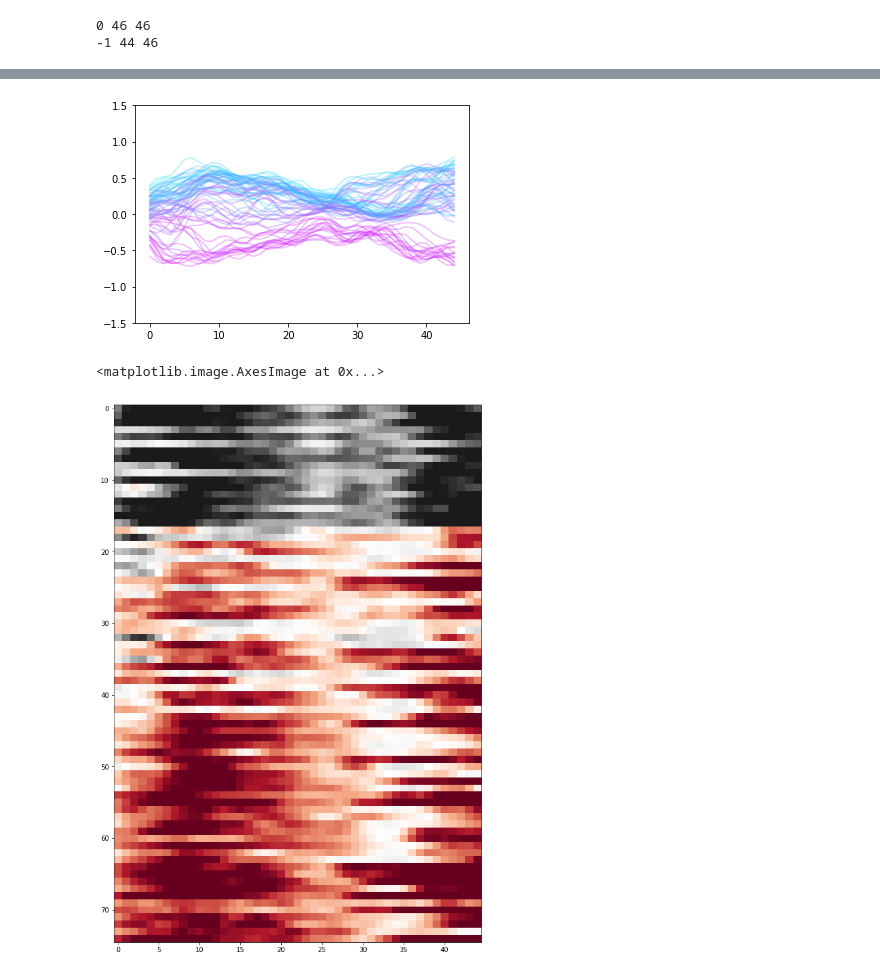
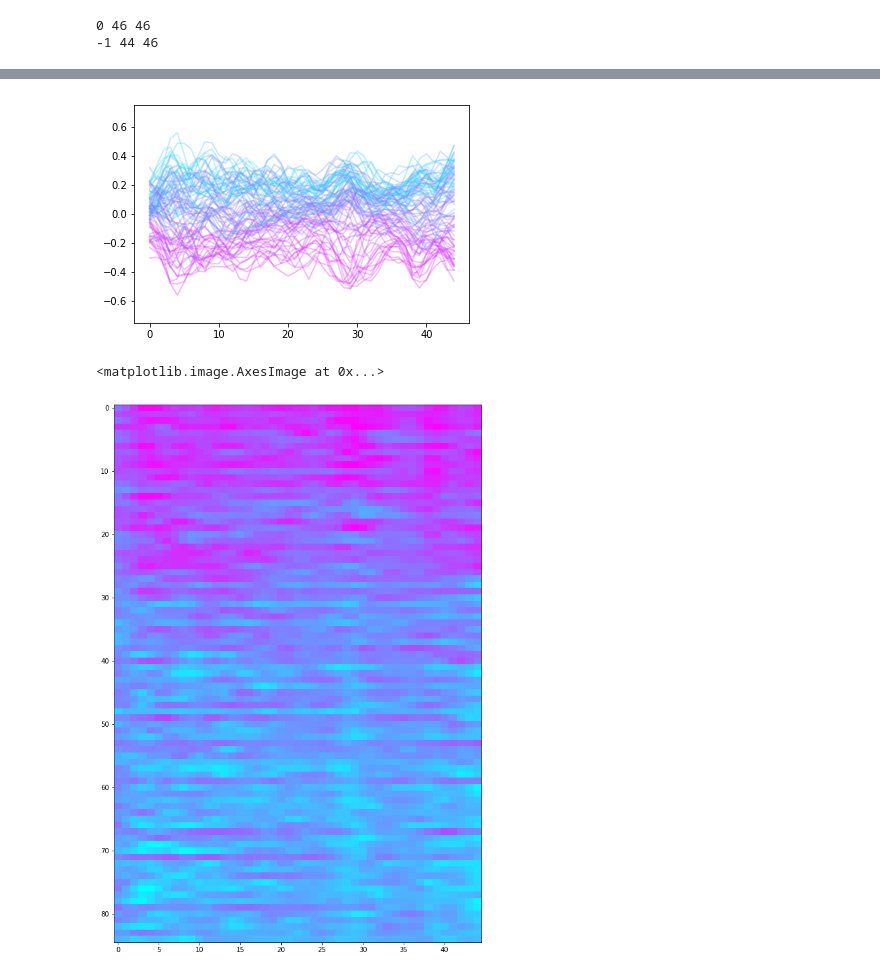
Before and after one commit to GiocomoLab/MightyMorphingPhotonRangers, a Jupyter notebook: SimMats/RealTimePopSim.ipynb, the cells around one changed output, grey strips where cells are left out. Drawn from its saved outputs; the diff is of its cells as text; code cells hidden in the pictures.

```diff
--- a/SimMats/RealTimePopSim.ipynb
+++ b/SimMats/RealTimePopSim.ipynb
@@ -34,7 +31,7 @@ G:\My Drive\VR_Data\TwoTower\behavior.sqlite
 G:\My Drive\VR_Data\TwoTower\4222174.0\30_05_2019\RuningTraining_1.sqlite
 file doesn't exist, errors to come!!!
 # %%
-mouse = '4222174.1'
+mouse = '4222153.2'
 df_mouse = df[df['MouseName'].str.match(mouse)]
 df_mouse
 # %% [output]
@@ -53,5 +47,5 @@ df_mouse
 # %%
-sess = df_mouse.iloc[4]
+sess = df_mouse.iloc[-1]
 # %%
 VRDat,C, S, A = pp.load_scan_sess(sess)
 # %% [output]
@@ -122,10 +116,10 @@ ax[1].scatter(np.arange(effMorph.shape[0]),effMorph[clustsort],c=1-effMorph[clus
 # %%
 # get center at morph == 0
-centroid_0 = sp.ndimage.filters.gaussian_filter1d(S_trial_mat[trial_info['morphs']==0,:,:].mean(axis=0),2,axis=0)
+centroid_0 = sp.ndimage.filters.gaussian_filter1d(S_trial_mat[trial_info['morphs']==0,:,:].mean(axis=0),1,axis=0)
 centroid_0/=np.linalg.norm(centroid_0,2,axis=-1)[:,np.newaxis]
 
 # get center at morph == 1
-centroid_1 = sp.ndimage.filters.gaussian_filter1d(S_trial_mat[trial_info['morphs']==1,:,:].mean(axis=0),2,axis=0)
+centroid_1 = sp.ndimage.filters.gaussian_filter1d(S_trial_mat[trial_info['morphs']==1,:,:].mean(axis=0),1,axis=0)
 centroid_1/=np.linalg.norm(centroid_1,2,axis=-1)[:,np.newaxis]
 
 print(centroid_0.shape,np.dot(centroid_0.ravel(),centroid_0.ravel()))
@@ -166,21 +150,37 @@ for t, (start,stop) in enumerate(zip(tstart_inds.tolist(),teleport_inds.tolist()
 lr_bin = np.zeros(S_trial_mat.shape[:-1])
 S_tmat_norm = S_trial_mat/np.linalg.norm(S_trial_mat,2,axis=-1)[:,:,np.newaxis]
 for trial in range(S_trial_mat.shape[0]):
-    angle0 = np.diagonal(np.matmul(S_trial_mat[trial,:,:],centroid_0.T))
-    angle1 = np.diagonal(np.matmul(S_trial_mat[trial,:,:],centroid_1.T))
+    mask0 = trial_info['morphs']==0
+    mask1 = trial_info['morphs']==1
+    if trial_info['morphs'][trial]==0:
+        mask0[trial]=False
+    elif trial_info['morphs'][trial]==1:
+        mask1[trial]=False
+
+
+    centroid_0 = S_trial_mat[mask0,:,:].mean(axis=0)
+    centroid_0/=np.linalg.norm(centroid_0,2,axis=-1)[:,np.newaxis]
+
+    centroid_1 = S_trial_mat[mask1,:,:].mean(axis=0)
+    centroid_1/=np.linalg.norm(centroid_1,2,axis=-1)[:,np.newaxis]
+
+    angle0 = np.diagonal(np.matmul(S_tmat_norm[trial,:,:],centroid_0.T))
+    angle1 = np.diagonal(np.matmul(S_tmat_norm[trial,:,:],centroid_1.T))
     lr_bin[trial,:]=np.log(angle1/angle0)
 # %%
 f,ax = plt.subplots()
-ax.set_ylim([-1.5,1.5])
+ax.set_ylim([-.75,.75])
 for t in range(lr_bin.shape[0]):
     ax.plot(lr_bin[t,:],c=plt.cm.cool(1-effMorph[t]),alpha=.3)
+
+f.savefig("G:\\My Drive\\manuscripts\\MightyMorphinPhotonRangers\\Figures\\4139265.5_24_02_2019_rtlar.svg",format='svg')
 # %% [output]
-[figure, old version]
+[figure, new version]
 # %%
 f,ax = plt.subplots(figsize=[10,15])
-ax.imshow(-lr_bin[np.argsort(effMorph),:],aspect='auto',cmap='RdGy',vmin=-.5,vmax=.5)
+ax.imshow(-lr_bin[np.argsort(effMorph),:],aspect='auto',cmap='cool',vmin=-.5,vmax=.5)
 # %% [output]
 <matplotlib.image.AxesImage at 0x...>
-[figure, old version]
+[figure, new version]
 # %%
 # add cross-validation
```
Also changed, not shown: parts of 7 cells of this notebook, 6 other files.
